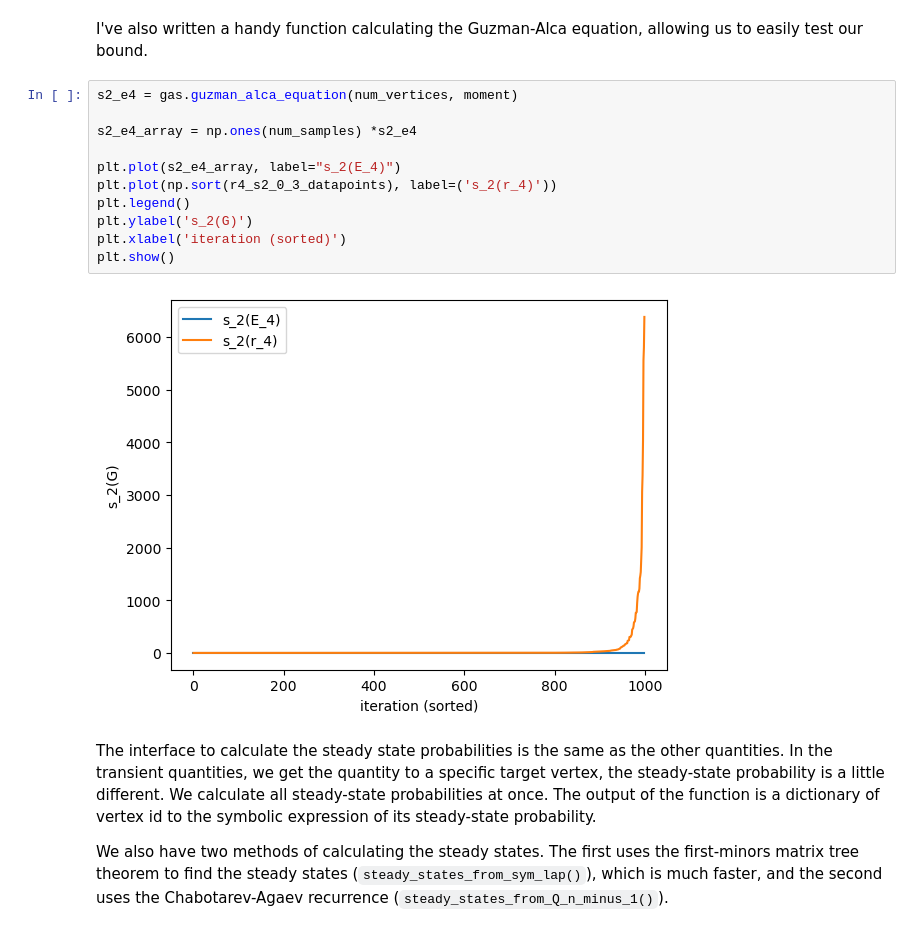
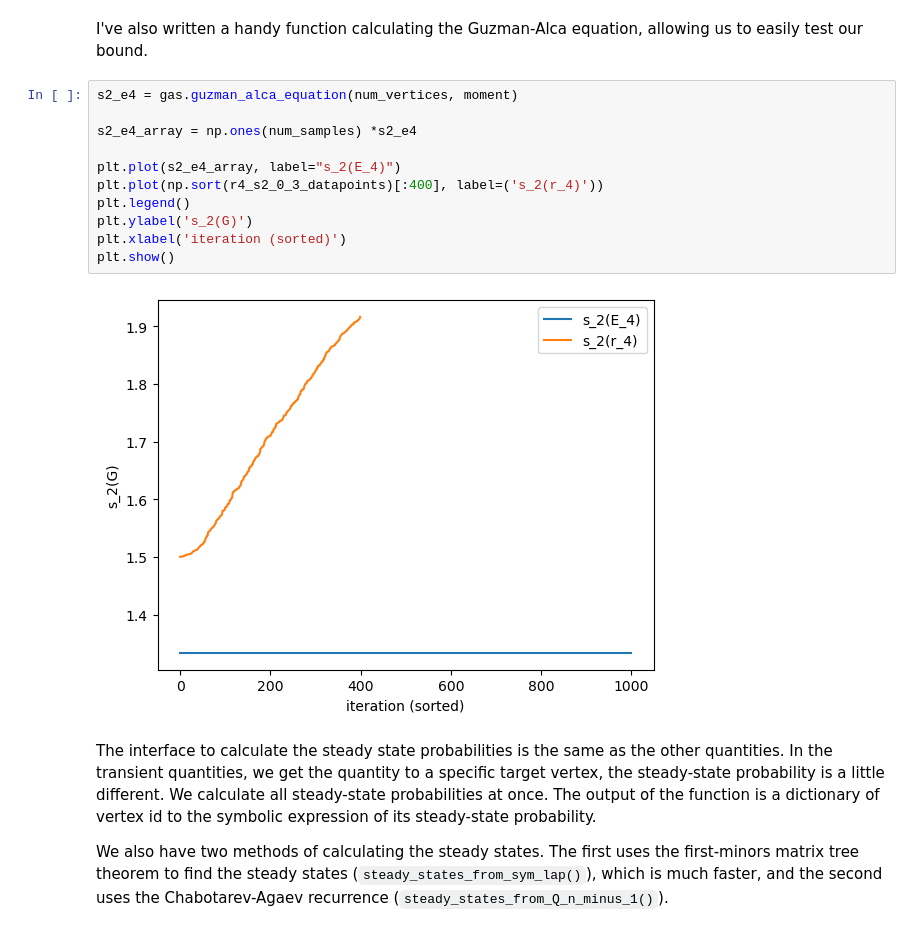
Before and after one commit to alcaemre/linearframework, a Jupyter notebook: linearframework/tutorial.ipynb, the cells around one changed output. Cells and saved outputs as stored; diff of their text form.

```diff
--- a/linearframework/tutorial.ipynb
+++ b/linearframework/tutorial.ipynb
@@ -136,16 +132,16 @@ I've also written a handy function calculating the Guzman-Alca equation, allowin
 # %%
 s2_e4 = gas.guzman_alca_equation(num_vertices, moment)
 
 s2_e4_array = np.ones(num_samples) *s2_e4
 
 plt.plot(s2_e4_array, label="s_2(E_4)")
-plt.plot(np.sort(r4_s2_0_3_datapoints), label=('s_2(r_4)'))
+plt.plot(np.sort(r4_s2_0_3_datapoints)[:400], label=('s_2(r_4)'))
 plt.legend()
 plt.ylabel('s_2(G)')
 plt.xlabel('iteration (sorted)')
 plt.show()
 # %% [output]
-[figure, old version]
+[figure, new version]
 # %% [markdown]
 The interface to calculate the steady state probabilities is the same as the other quantities. In the transient quantities, we get the quantity to a specific target vertex, the steady-state probability is a little different. We calculate all steady-state probabilities at once. The output of the function is a dictionary of vertex id to the symbolic expression of its steady-state probability.
 
```
Also changed, not shown: parts of 2 cells of this notebook, 6 other files.
